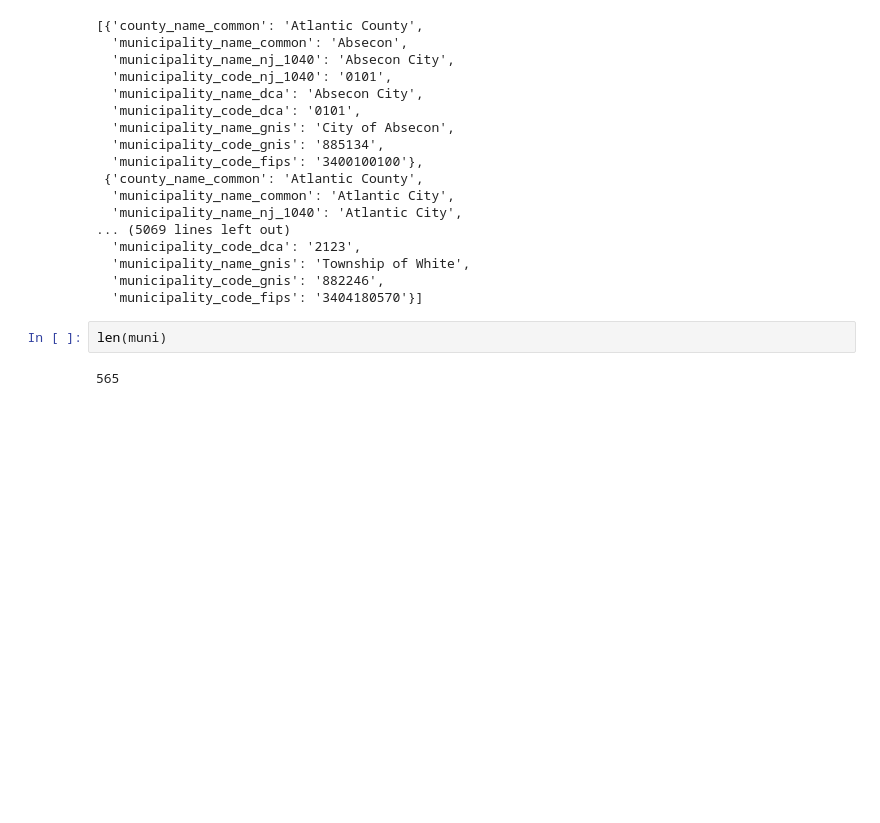
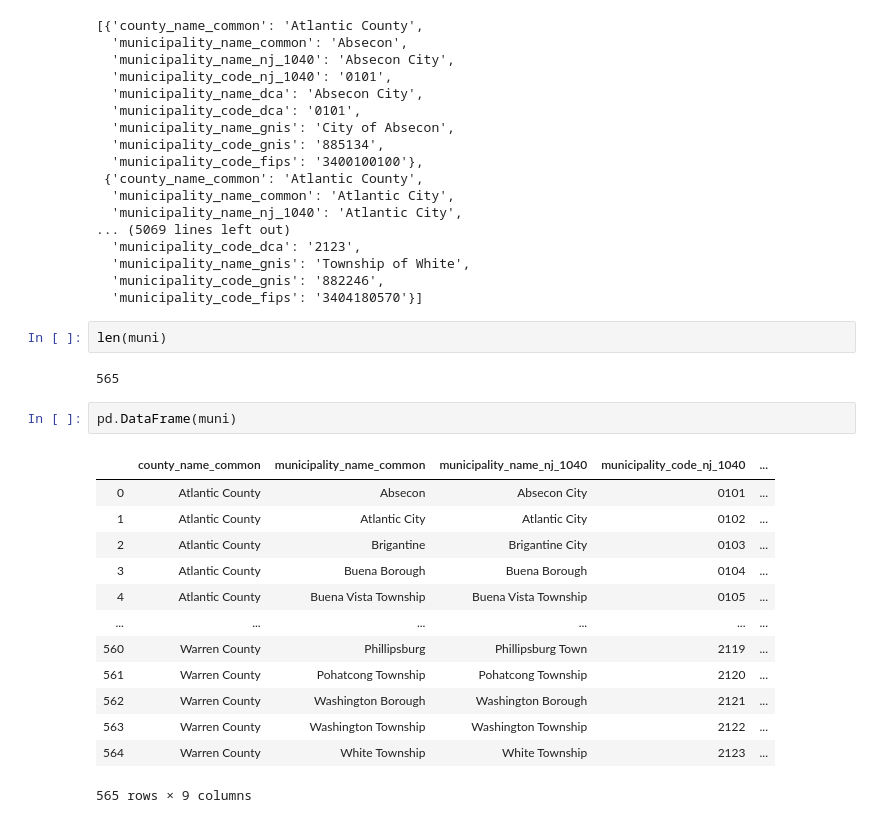
Before and after one commit to Bulinche/Dwelling---Project-3, a Jupyter notebook: Price Houses/Avg Price Cleanse.ipynb, the cells around one changed output. Saved outputs shown, nothing was run; the diff lists cells and outputs as text; blank space fills up the shorter version.

Commit message:
city to Muni

```diff
--- a/Price Houses/Avg Price Cleanse.ipynb
+++ b/Price Houses/Avg Price Cleanse.ipynb
@@ -692,3 +692,19 @@ muni
 len(muni)
 # %% [output]
 565
+# %%
+pd.DataFrame(muni)
+# %% [output]
+|  | county_name_common | municipality_name_common | municipality_name_nj_1040 | municipality_code_nj_1040 | ... |
+| 0 | Atlantic County | Absecon | Absecon City | 0101 | ... |
+| 1 | Atlantic County | Atlantic City | Atlantic City | 0102 | ... |
+| 2 | Atlantic County | Brigantine | Brigantine City | 0103 | ... |
+| 3 | Atlantic County | Buena Borough | Buena Borough | 0104 | ... |
+| 4 | Atlantic County | Buena Vista Township | Buena Vista Township | 0105 | ... |
+| ... | ... | ... | ... | ... | ... |
+| 560 | Warren County | Phillipsburg | Phillipsburg Town | 2119 | ... |
+| 561 | Warren County | Pohatcong Township | Pohatcong Township | 2120 | ... |
+| 562 | Warren County | Washington Borough | Washington Borough | 2121 | ... |
+| 563 | Warren County | Washington Township | Washington Township | 2122 | ... |
+| 564 | Warren County | White Township | White Township | 2123 | ... |
+565 rows × 9 columns
```
Also changed, not shown: 5 other files.
